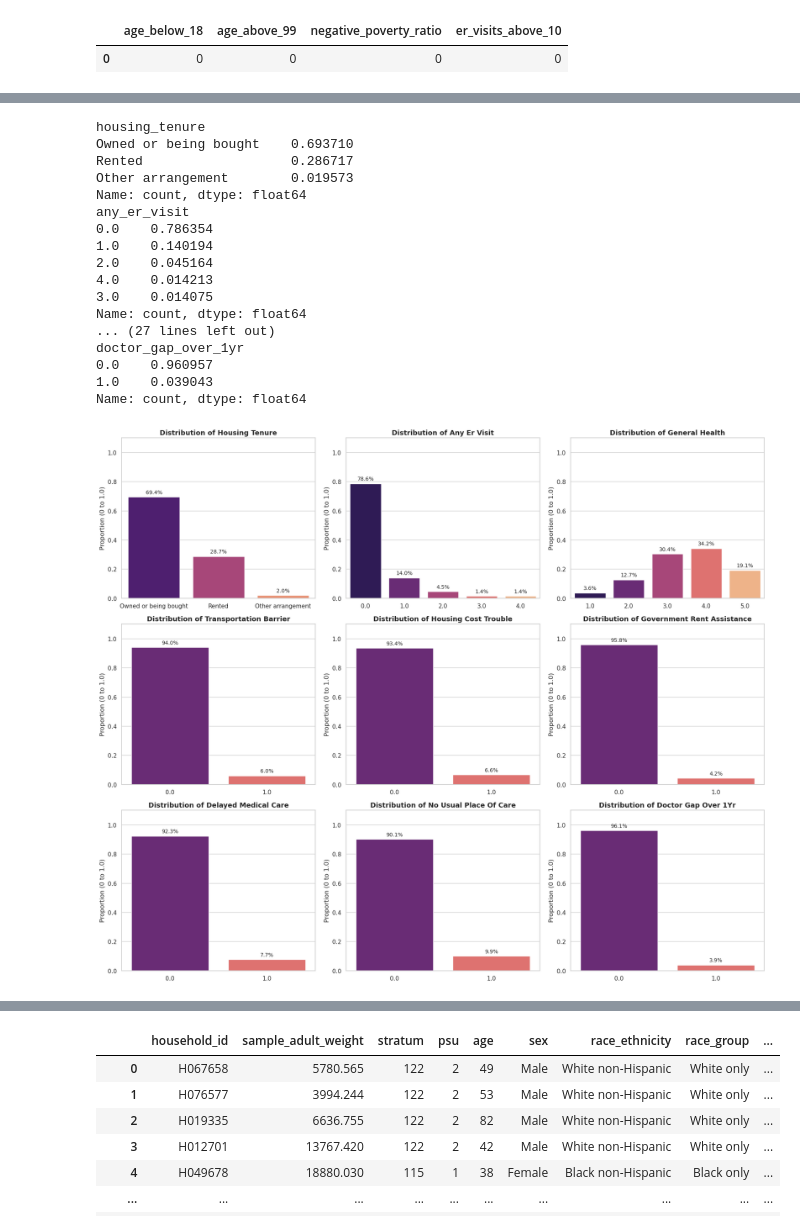
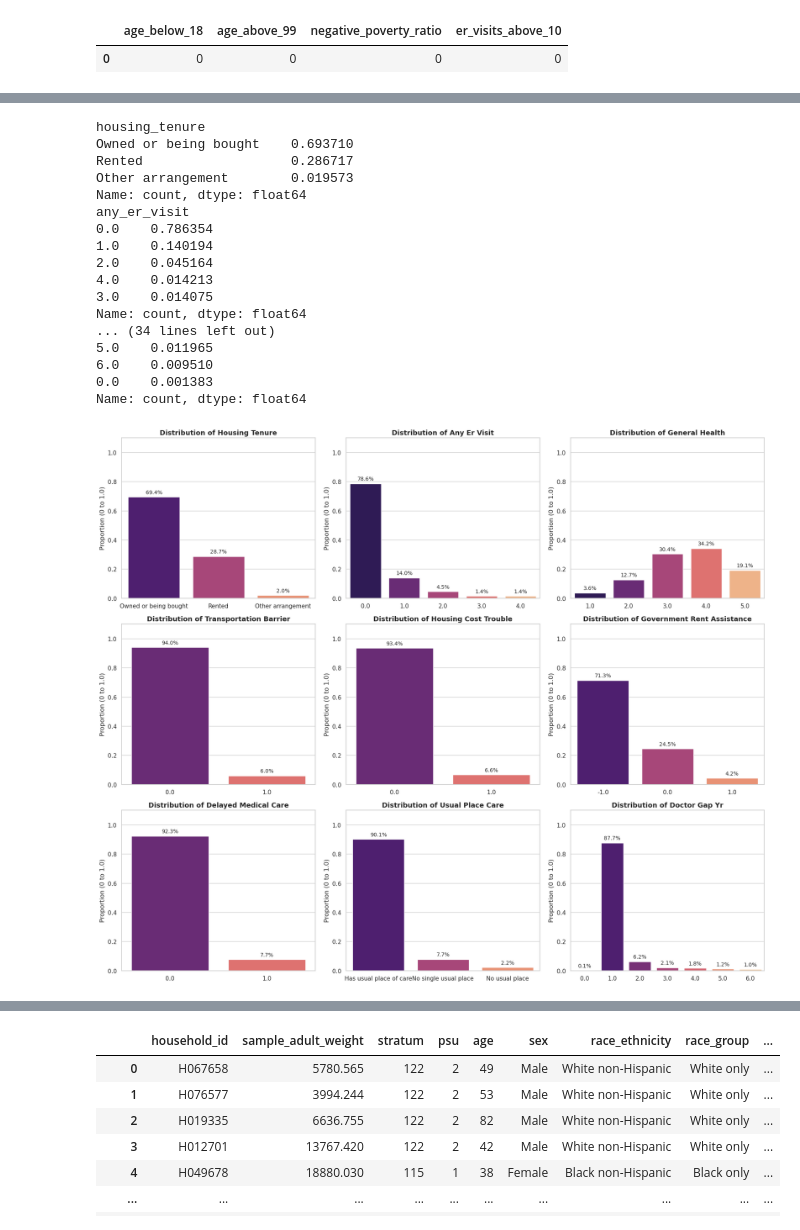
Before and after one commit to COGS108/Group-SP26-079, a Jupyter notebook: 01-DataCheckpoint.ipynb, the cells around one changed output, grey strips where cells are left out. Cells and saved outputs as stored; diff of their text form; code cells hidden in the pictures.

```diff
--- a/01-DataCheckpoint.ipynb
+++ b/01-DataCheckpoint.ipynb
@@ -276,6 +276,11 @@ insurance_map={
     1: 'Insured',
     2: 'Uninsured'
 }
+usual_place_map = {
+    1: 'Has usual place of care',
+    2: 'No single usual place',
+    3: 'No usual place'
+}
 
 df['sex'] = df['SEX_A'].map(sex_map)
 df['race_ethnicity'] = df['HISPALLP_A'].map(race_ethnicity_map)
@@ -284,6 +289,7 @@ df['education'] = df['EDUCP_A'].map(education_map)
 df['health_insurance']=df['HICOV_A'].map(insurance_map)
 df['general_health'] = df['PHSTAT_A'].map(health_map)
 df['housing_tenure'] = df['HOUTENURE_A'].map(tenure_map)
+df['usual_place_care']=df['USUALPL_A'].map(usual_place_map)
 # %% [markdown]
 Cleaning choices: the NHIS codebook uses numeric values such as 7, 8, 9, 97, and 99 for refused, not ascertained, and don't know responses. These are not meaningful measured values, so we convert them to `NaN` before creating analysis variables. We do not drop all rows with missing values at this checkpoint because some missingness is structural. For example, `HOUGVASST_A` is mainly relevant for renters, so homeowners are later coded as 0 for government rent assistance while true nonresponse remains missing. For summary indexes, we use `sum(..., min_count=1)` so respondents with at least one valid component can still contribute, while rows with no valid component remain missing.
 # %%
@@ -341,27 +347,26 @@ Name: count, dtype: int64
 |  | age_below_18 | age_above_99 | negative_poverty_ratio | er_visits_above_10 |
 | 0 | 0 | 0 | 0 | 0 |
 # %%
+# We convert binary variable to standardized binary form. In the survey, 1 is 'yes', 2 is 'no'. We convert them to the system of 1=yes, 0=no.
 df['transportation_barrier'] = np.where(df['TRANSPOR_A'].notna(), (df['TRANSPOR_A'] == 1).astype(int), np.nan)
 df['housing_cost_trouble'] = np.where(df['HOUSECOST_A'].notna(), (df['HOUSECOST_A'] == 1).astype(int), np.nan)
 
-# HOUGVASST_A is only asked of renters. We keep homeowners / non-renters as 0 here.
+# HOUGVASST_A is only asked of renters. We keep homeowners / non-renters as -1 here.
 df['government_rent_assistance'] = np.where(df['HOUGVASST_A'] == 1, 1,
                                     np.where(df['HOUGVASST_A'] == 2, 0, np.nan))
-df.loc[df['HOUTENURE_A'].isin([1, 3]), 'government_rent_assistance'] = 0
+df.loc[df['HOUTENURE_A'].isin([1, 3]), 'government_rent_assistance'] = -1
 df['delayed_medical_care'] = np.where(df['MEDDL12M_A'].notna(), (df['MEDDL12M_A'] == 1).astype(int), np.nan)
-df['no_usual_place_of_care'] = np.where(df['USUALPL_A'].notna(), df['USUALPL_A'].isin([2, 3]).astype(int), np.nan)
-df = df.dropna(subset=['EMERG12MTC_A'])
 df['any_er_visit']=df['EMERG12MTC_A']
-df['doctor_gap_over_1yr'] = np.where(df['LASTDR_A'].notna(), df['LASTDR_A'].isin([4, 5, 6]).astype(int), np.nan)
+df['doctor_gap_yr'] = df['LASTDR_A']
 analysis_vars = [
     'transportation_barrier', 'housing_cost_trouble', 'general_health',
     'government_rent_assistance',
-    'delayed_medical_care', 'no_usual_place_of_care', 'any_er_visit',
-    'doctor_gap_over_1yr'
+    'delayed_medical_care', 'any_er_visit',
+    'doctor_gap_yr'
 ]
 keep_cols = [
     'HHX', 'WTFA_A', 'PSTRAT', 'PPSU', 'AGEP_A', 'sex', 'race_ethnicity', 'race_group',
-    'education', 'POVRATTC_A', 'health_insurance', 'housing_tenure'
+    'education', 'POVRATTC_A', 'health_insurance', 'housing_tenure','usual_place_care'
 ] + analysis_vars
 
 clean_nhis = df[keep_cols].copy()
@@ -392,8 +435,8 @@ print(clean_nhis.transportation_barrier.value_counts()/len(clean_nhis.transporta
 print(clean_nhis.housing_cost_trouble.value_counts()/len(clean_nhis.housing_cost_trouble))
 print(clean_nhis.government_rent_assistance.value_counts()/len(clean_nhis.government_rent_assistance))
 print(clean_nhis.delayed_medical_care.value_counts()/len(clean_nhis.delayed_medical_care))
-print(clean_nhis.no_usual_place_of_care.value_counts()/len(clean_nhis.no_usual_place_of_care))
-print(clean_nhis.doctor_gap_over_1yr.value_counts()/len(clean_nhis.doctor_gap_over_1yr))
+print(clean_nhis.usual_place_care.value_counts()/len(clean_nhis.usual_place_care))
+print(clean_nhis.doctor_gap_yr.value_counts()/len(clean_nhis.doctor_gap_yr))
 # %% [output]
 housing_tenure
 Owned or being bought    0.693710
@@ -407,42 +450,43 @@ any_er_visit
 4.0    0.014213
 3.0    0.014075
 Name: count, dtype: float64
-... (27 lines left out)
-doctor_gap_over_1yr
-0.0    0.960957
-1.0    0.039043
+... (34 lines left out)
+5.0    0.011965
+6.0    0.009510
+0.0    0.001383
 Name: count, dtype: float64
 # %%
+# Visualization of distribution of independent and dependent variables
 cols_to_plot = [
     'housing_tenure', 'any_er_visit', 'general_health',
     'transportation_barrier', 'housing_cost_trouble',
     'government_rent_assistance', 'delayed_medical_care',
-    'no_usual_place_of_care', 'doctor_gap_over_1yr'
+    'usual_place_care', 'doctor_gap_yr'
 ]
 sns.set_theme(style="whitegrid")
 n_cols = 3
 n_rows = math.ceil(len(cols_to_plot) / n_cols)
 fig, axes = plt.subplots(n_rows, n_cols, figsize=(18, 5 * n_rows))
 axes = axes.flatten()
 
 for i, col in enumerate(cols_to_plot):
     prop_data = clean_nhis[col].value_counts(normalize=True).reset_index()
     prop_data.columns = [col, 'proportion']
     sns.barplot(data=prop_data, x=col, y='proportion', ax=axes[i], palette='magma')
     axes[i].set_title(f'Distribution of {col.replace("_", " ").title()}', fontsize=13, fontweight='bold')
     axes[i].set_ylabel('Proportion (0 to 1.0)')
     axes[i].set_xlabel('')
     axes[i].set_ylim(0, 1.1)
     for p in axes[i].patches:
         axes[i].annotate(f'{p.get_height():.1%}',
                          (p.get_x() + p.get_width() / 2., p.get_height()),
                          ha='center', va='center',
                          xytext=(0, 9),
                          textcoords='offset points',
                          fontsize=10)
 for j in range(i + 1, len(axes)):
     fig.delaxes(axes[j])
 plt.tight_layout()
 plt.show()
 # %% [output]
-[figure, old version]
+[figure, new version]
```
Also changed, not shown: parts of 5 cells of this notebook.
